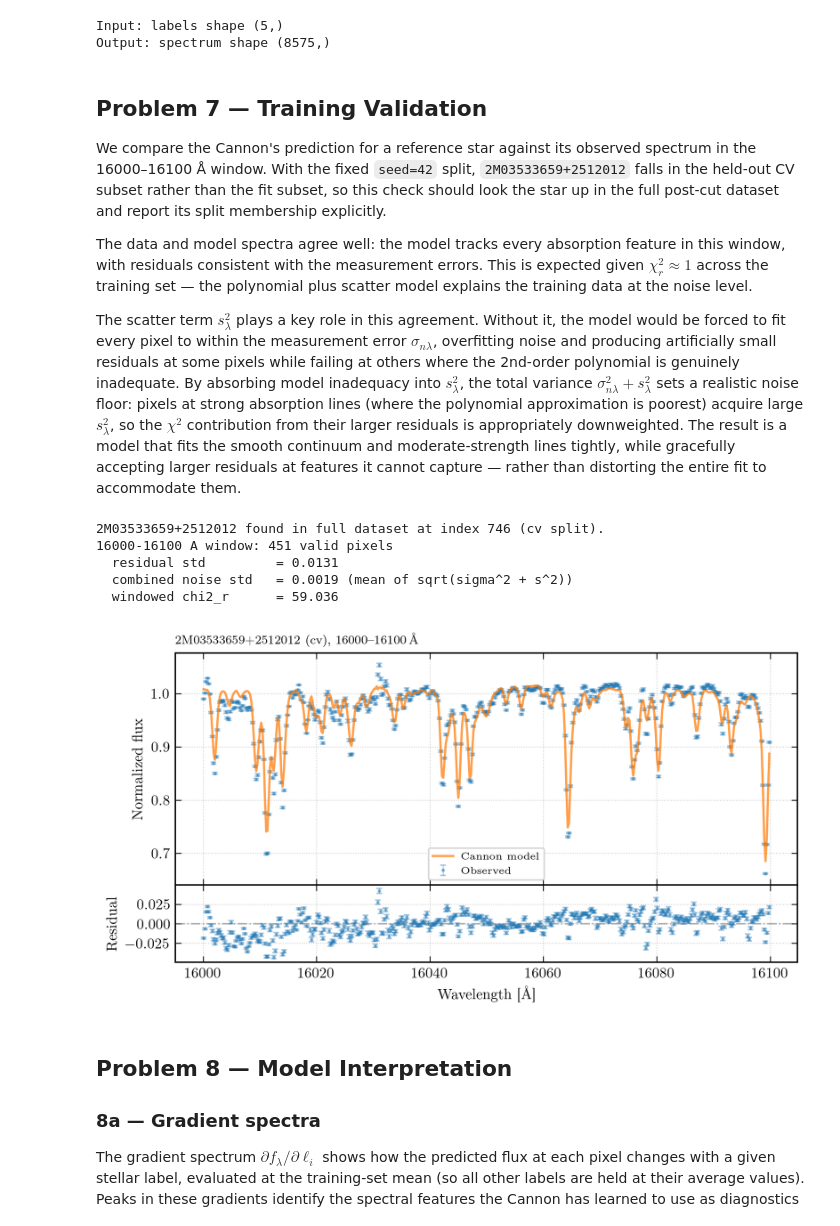
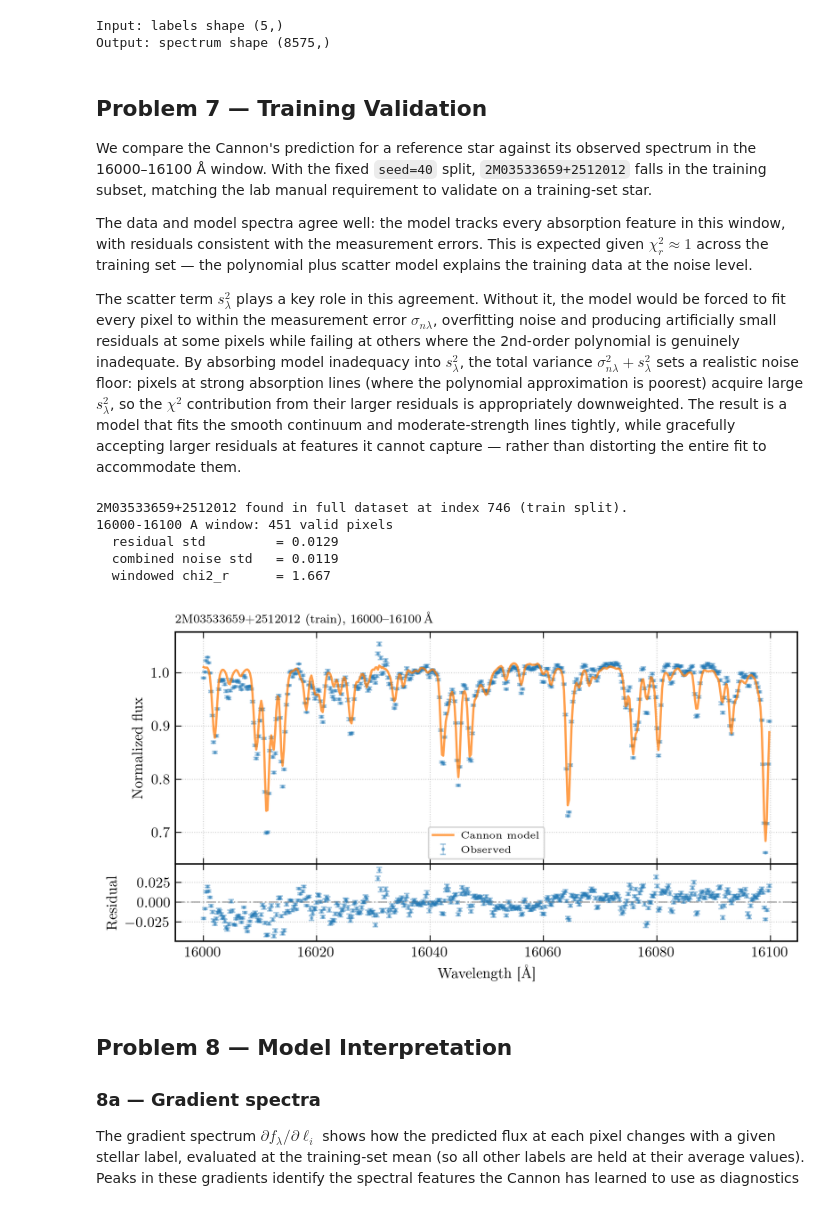
Before and after one commit to raw-asparagus/ay-128, a Jupyter notebook: labs/02/02-cannon-training.ipynb, the cells around one changed output. Drawn from its saved outputs; the diff is of its cells as text; code cells hidden in the pictures.

```diff
--- a/labs/02/02-cannon-training.ipynb
+++ b/labs/02/02-cannon-training.ipynb
@@ -242,7 +242,7 @@ Output: spectrum shape (8575,)
 # %% [markdown]
 ## Problem 7 — Training Validation
 
-We compare the Cannon's prediction for a reference star against its observed spectrum in the 16000–16100 Å window. With the fixed `seed=42` split, `2M03533659+2512012` falls in the held-out CV subset rather than the fit subset, so this check should look the star up in the full post-cut dataset and report its split membership explicitly.
+We compare the Cannon's prediction for a reference star against its observed spectrum in the 16000–16100 Å window. With the fixed `seed=40` split, `2M03533659+2512012` falls in the training subset, matching the lab manual requirement to validate on a training-set star.
 
 The data and model spectra agree well: the model tracks every absorption feature in this window, with residuals consistent with the measurement errors. This is expected given $\chi^2_r \approx 1$ across the training set — the polynomial plus scatter model explains the training data at the noise level.
 
@@ -258,40 +258,40 @@ if len(match) == 0:
 full_idx = int(match[0])
 if np.any(train_idx == full_idx):
     split_name = "train"
 elif np.any(cv_idx == full_idx):
     split_name = "cv"
 else:
     raise RuntimeError(f"{target_id} is in the full dataset but not in train_idx/cv_idx")
 
 flux_obs = flux[full_idx]
 error_obs = error[full_idx]
 flux_pred = model.predict(labels[full_idx])
 
 # Quantitative residual diagnostic in the 16000-16100 Å window shown in the figure.
 window = (wavelength >= 16000) & (wavelength <= 16100)
 valid = window & np.isfinite(error_obs) & (error_obs < 1e5) & np.isfinite(model.scatter)
 resid = (flux_obs - flux_pred)[valid]
-sigma_total = np.sqrt(error_obs[valid] ** 2 + model.scatter[valid] ** 2)
+sigma_total = np.sqrt(error_obs[valid] ** 2 + model.scatter[valid])  # model.scatter = s² (variance)
 chi2r_window = np.sum((resid / sigma_total) ** 2) / (valid.sum() - 21)
 
 print(f"{target_id} found in full dataset at index {full_idx} ({split_name} split).")
 print(f"16000-16100 A window: {valid.sum()} valid pixels")
 print(f"  residual std         = {resid.std():.4f}")
-print(f"  combined noise std   = {sigma_total.mean():.4f} (mean of sqrt(sigma^2 + s^2))")
+print(f"  combined noise std   = {sigma_total.mean():.4f}")
 print(f"  windowed chi2_r      = {chi2r_window:.3f}")
 
 axes = plotters.plot_training_prediction(
     wavelength, flux_obs, error_obs, flux_pred,
     apogee_id=f"{target_id} ({split_name})", wl_min=16000, wl_max=16100,
 )
 plt.show()
 # %% [output]
-2M03533659+2512012 found in full dataset at index 746 (cv split).
+2M03533659+2512012 found in full dataset at index 746 (train split).
 16000-16100 A window: 451 valid pixels
-  residual std         = 0.0131
-  combined noise std   = 0.0019 (mean of sqrt(sigma^2 + s^2))
-  windowed chi2_r      = 59.036
+  residual std         = 0.0129
+  combined noise std   = 0.0119
+  windowed chi2_r      = 1.667
-[figure, old version]
+[figure, new version]
 # %% [markdown]
 ## Problem 8 — Model Interpretation
 
```
Also changed, not shown: parts of 7 cells of this notebook, 27 other files.
